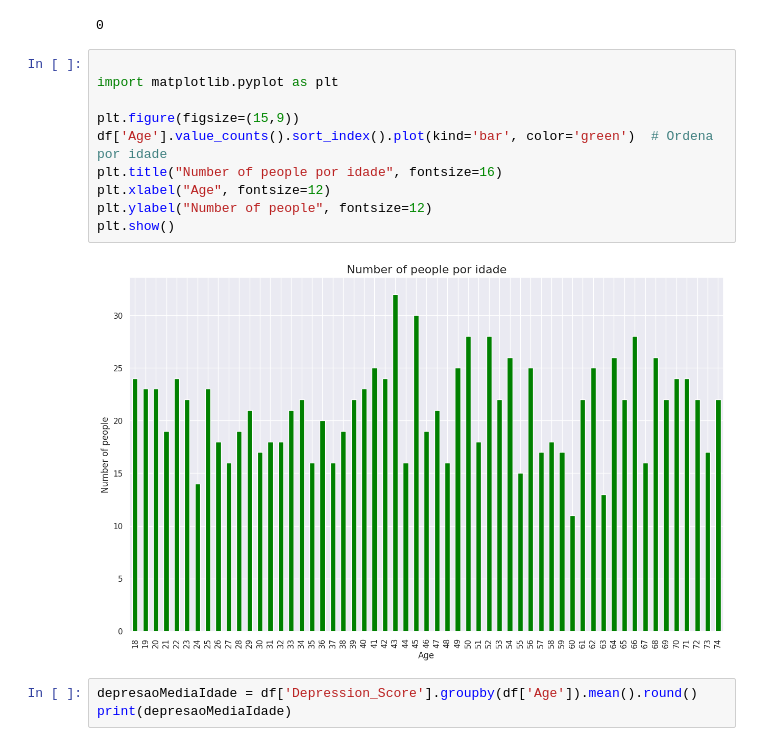
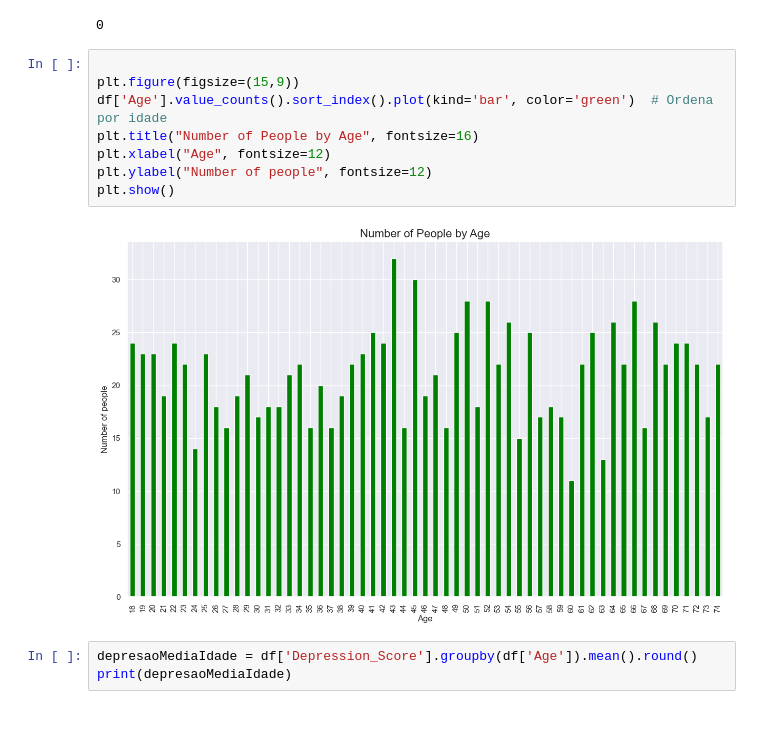
Before and after one commit to LeandroFernandes105/AED-Ansiedade-Depressao, a Jupyter notebook: AED.ipynb, the cells around one changed output. Cells and saved outputs as stored; diff of their text form; blank space fills up the shorter version.

```diff
--- a/AED.ipynb
+++ b/AED.ipynb
@@ -606,17 +606,15 @@ df[(df['Sleep_Hours'] >12)].shape[0]
 # %% [output]
 0
 # %%
-
-import matplotlib.pyplot as plt
 
 plt.figure(figsize=(15,9))
 df['Age'].value_counts().sort_index().plot(kind='bar', color='green')  # Ordena por idade
-plt.title("Number of people por idade", fontsize=16)
+plt.title("Number of People by Age", fontsize=16)
 plt.xlabel("Age", fontsize=12)
 plt.ylabel("Number of people", fontsize=12)
 plt.show()
 # %% [output]
-[figure, old version]
+[figure, new version]
 # %%
 depresaoMediaIdade = df['Depression_Score'].groupby(df['Age']).mean().round()
 print(depresaoMediaIdade)
```
Also changed, not shown: parts of 8 cells of this notebook.
